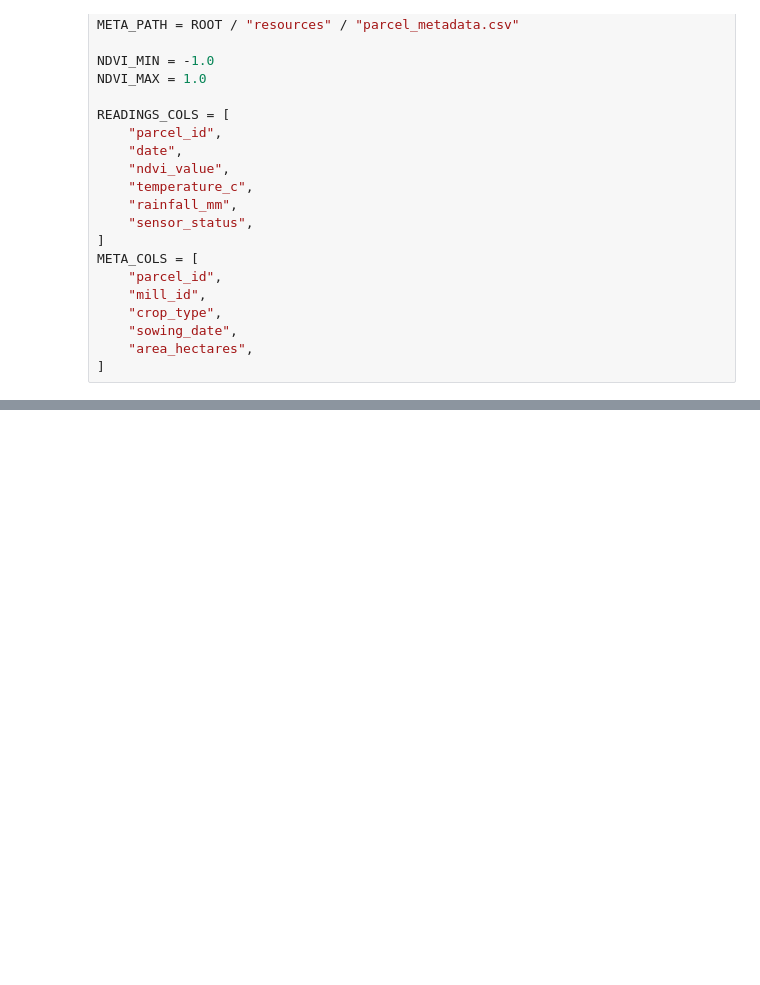
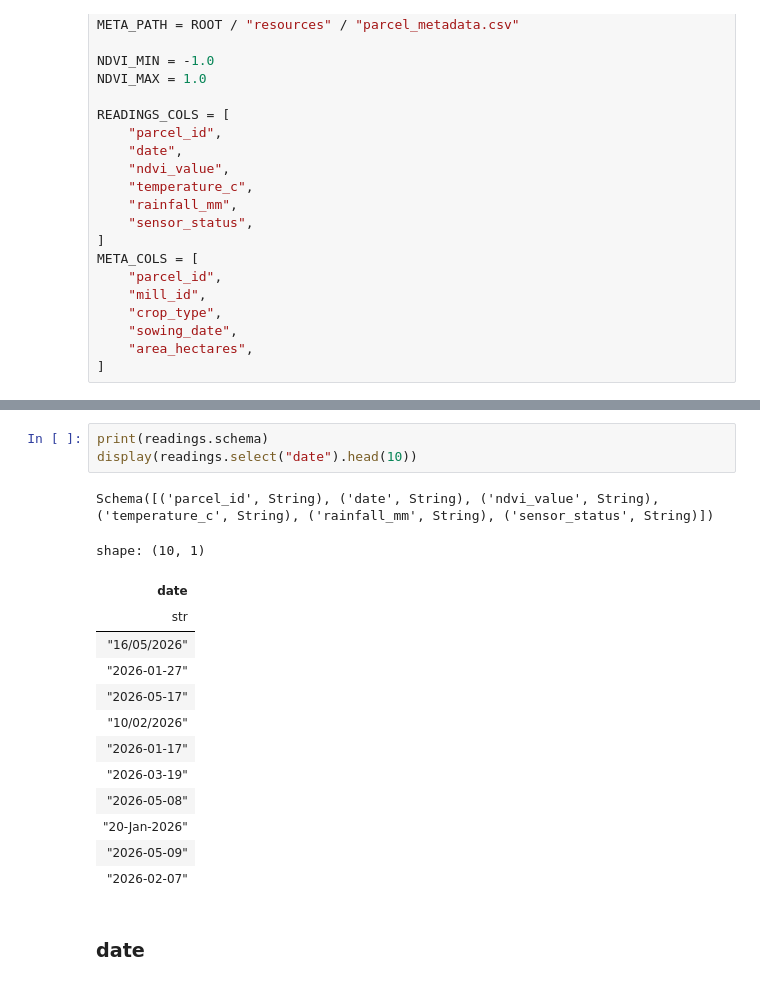
Before and after one commit to rutvikde2001/satellite-intelligence-sensor-data, a Jupyter notebook: 1.data_quality_audit.ipynb, the cells around one changed output, grey strips where cells are left out. Drawn from its saved outputs; the diff is of its cells as text; blank space fills up the shorter version.

```diff
--- a/1.data_quality_audit.ipynb
+++ b/1.data_quality_audit.ipynb
@@ -33,0 +49,20 @@ META_COLS = [
+# %%
+print(readings.schema)
+display(readings.select("date").head(10))
+# %% [output]
+Schema([('parcel_id', String), ('date', String), ('ndvi_value', String), ('temperature_c', String), ('rainfall_mm', String), ('sensor_status', String)])
+shape: (10, 1)
+| date |
+| str |
+| "16/05/2026" |
+| "2026-01-27" |
+| "2026-05-17" |
+| "10/02/2026" |
+| "2026-01-17" |
+| "2026-03-19" |
+| "2026-05-08" |
+| "20-Jan-2026" |
+| "2026-05-09" |
+| "2026-02-07" |
+# %% [markdown]
+### date
```
Also changed, not shown: parts of 25 cells of this notebook, 1 other file.
